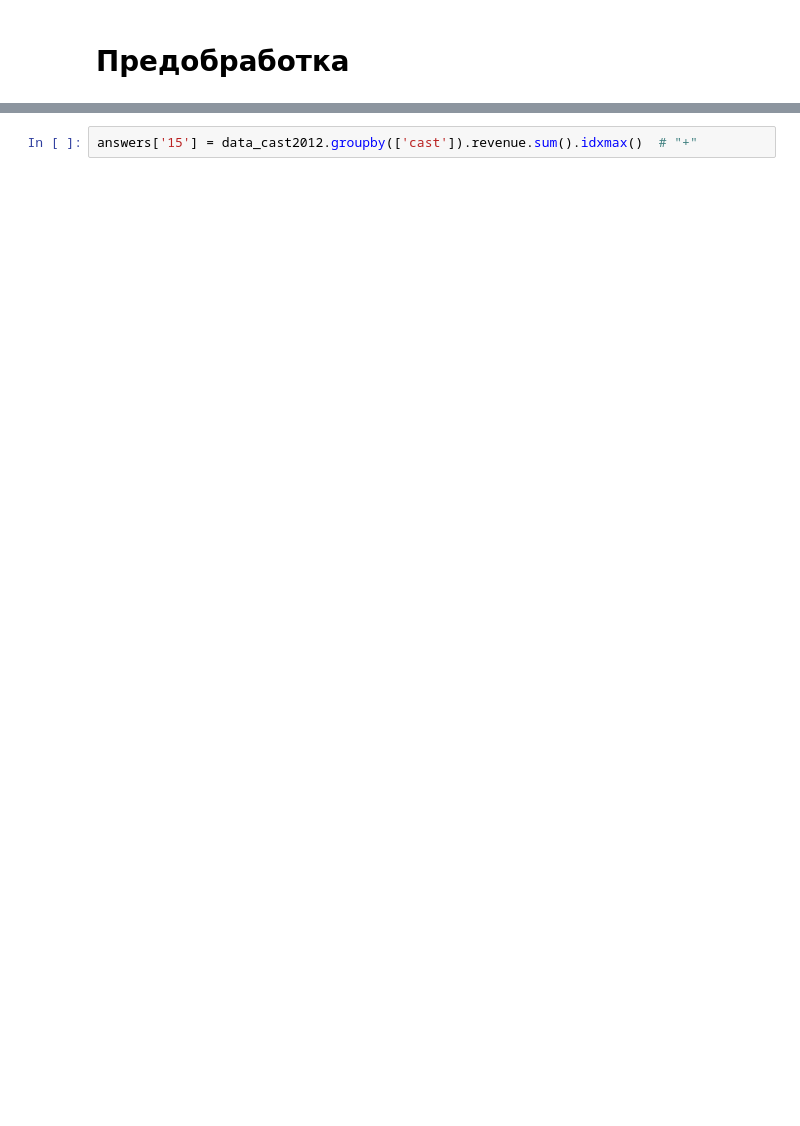
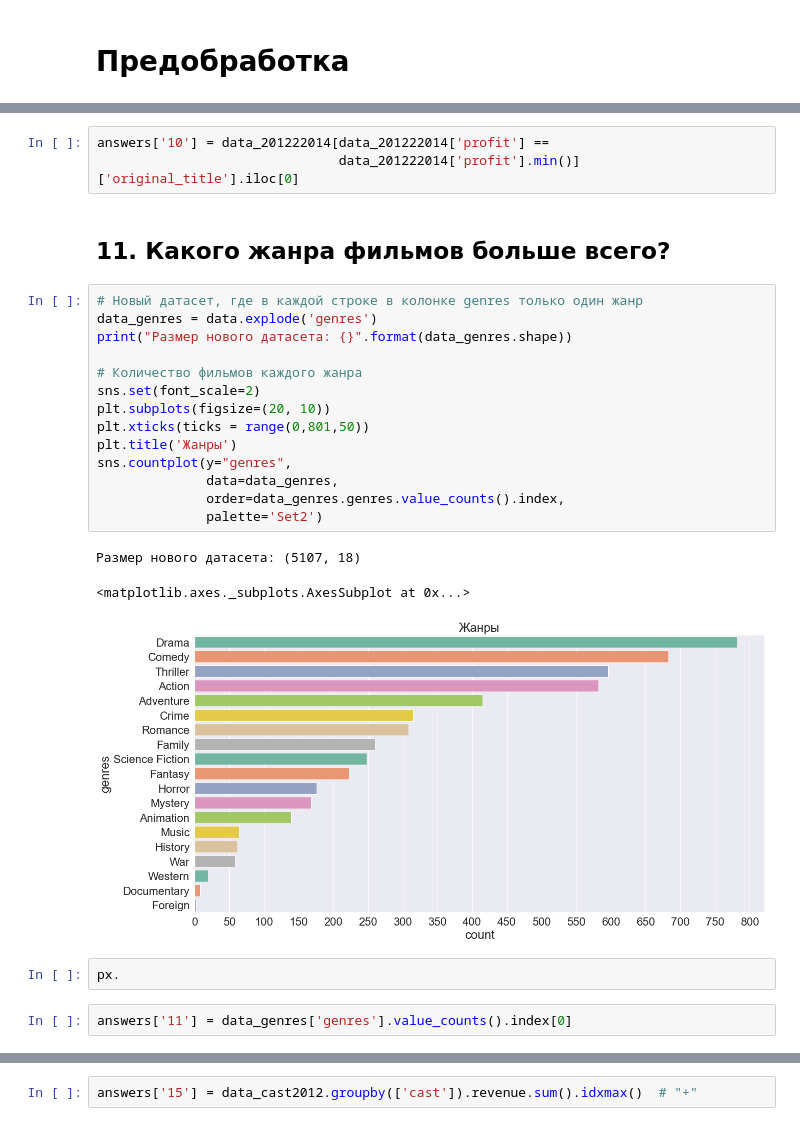
Before and after one commit to IvanAleshin/Skillfactory_projects, a Jupyter notebook: module_1/Film analysis.ipynb, the cells around one changed output, grey strips where cells are left out. Drawn from its saved outputs; the diff is of its cells as text; blank space fills up the shorter version.

Commit message:
Новый README, новая визуализация

```diff
--- a/module_1/Film analysis.ipynb
+++ b/module_1/Film analysis.ipynb
@@ -311,0 +207,27 @@ Name: revenue, Length: 466, dtype: int64
+# %%
+answers['10'] = data_201222014[data_201222014['profit'] ==
+                               data_201222014['profit'].min()]['original_title'].iloc[0]
+# %% [markdown]
+## 11. Какого жанра фильмов больше всего?
+# %%
+# Новый датасет, где в каждой строке в колонке genres только один жанр
+data_genres = data.explode('genres')
+print("Размер нового датасета: {}".format(data_genres.shape))
+
+# Количество фильмов каждого жанра
+sns.set(font_scale=2)
+plt.subplots(figsize=(20, 10))
+plt.xticks(ticks = range(0,801,50))
+plt.title('Жанры')
+sns.countplot(y="genres",
+              data=data_genres,
+              order=data_genres.genres.value_counts().index,
+              palette='Set2')
+# %% [output]
+Размер нового датасета: (5107, 18)
+<matplotlib.axes._subplots.AxesSubplot at 0x...>
+[figure, added]
+# %%
+px.
+# %%
+answers['11'] = data_genres['genres'].value_counts().index[0]
```
Also changed, not shown: parts of 128 cells of this notebook, 1 other file.
